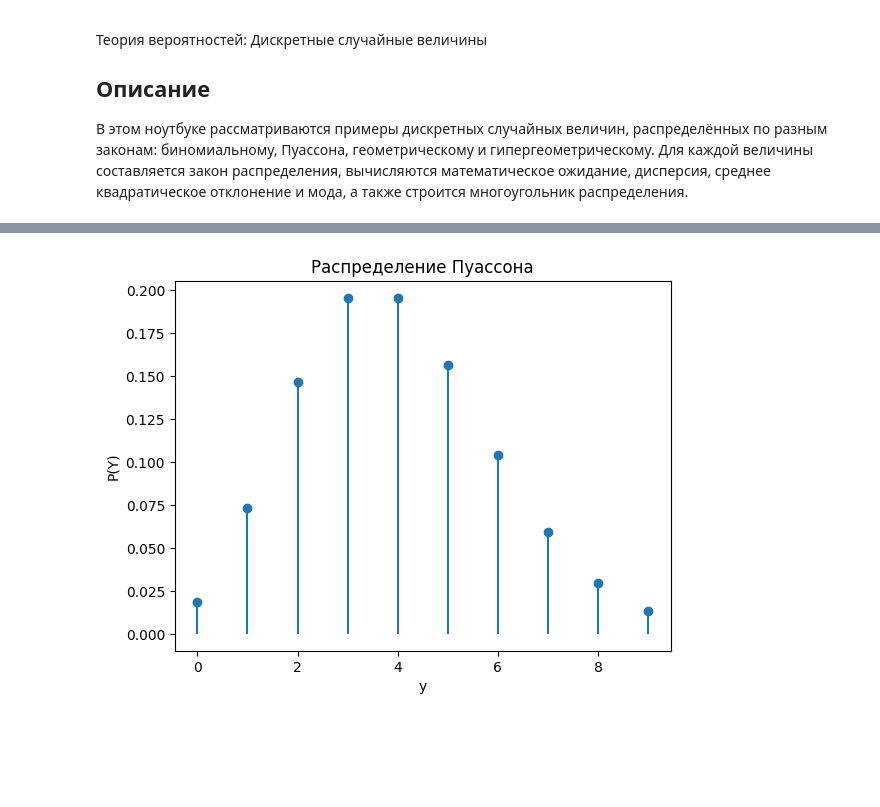
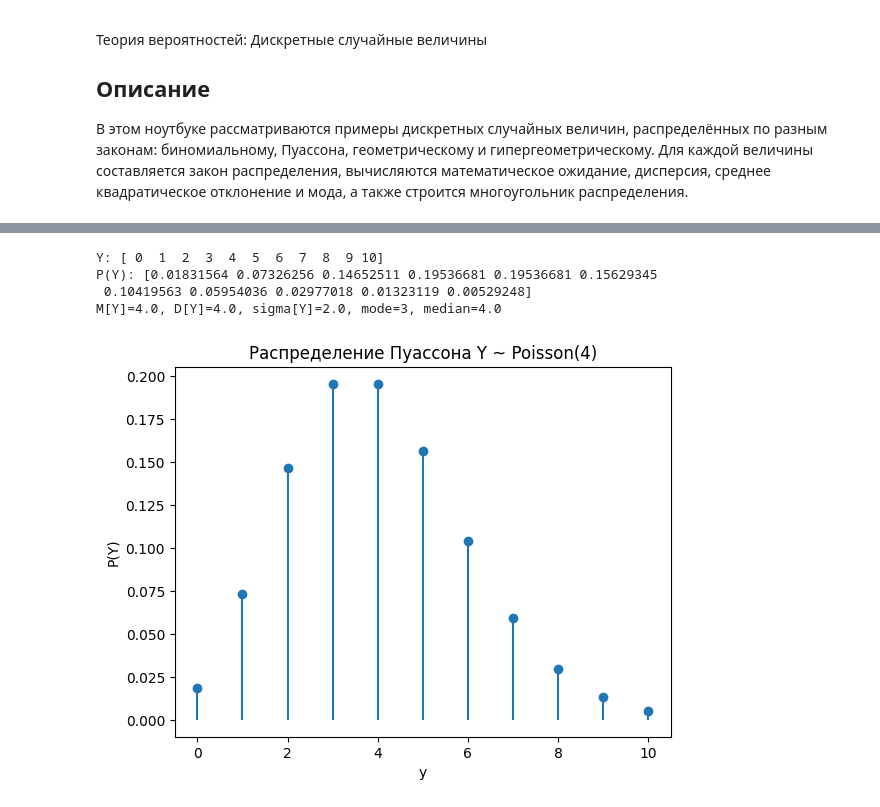
Before and after one commit to MaluckowD/Probability_Theory, a Jupyter notebook: Законы распределения дискретных случайных величин/task.ipynb, the cells around one changed output, grey strips where cells are left out. Cells and saved outputs as stored; diff of their text form; code cells hidden in the pictures; blank space fills up the shorter version.

```diff
--- a/Законы распределения дискретных случайных величин/task.ipynb
+++ b/Законы распределения дискретных случайных величин/task.ipynb
@@ -67,16 +79,32 @@ $$
 # %%
 lam = 4
-y = np.arange(0, 10)
+y = np.arange(0, 11)
 pmf_poisson = poisson.pmf(y, lam)
+
+
+mean_poisson = poisson.mean(lam)
+var_poisson = poisson.var(lam)
+std_poisson = poisson.std(lam)
+mode_poisson = y[np.argmax(pmf_poisson)]
+median_poisson = poisson.median(lam)
+
+
+print(f"Y: {y}")
+print(f"P(Y): {pmf_poisson}")
+print(f"M[Y]={mean_poisson}, D[Y]={var_poisson}, sigma[Y]={std_poisson}, mode={mode_poisson}, median={median_poisson}")
 
 
 plt.stem(y, pmf_poisson, basefmt=' ')
 plt.xlabel('y')
 plt.ylabel('P(Y)')
-plt.title('Распределение Пуассона')
+plt.title('Распределение Пуассона Y ~ Poisson(4)')
 plt.show()
 # %% [output]
+Y: [ 0  1  2  3  4  5  6  7  8  9 10]
+P(Y): [0.01831564 0.07326256 0.14652511 0.19536681 0.19536681 0.15629345
+ 0.10419563 0.05954036 0.02977018 0.01323119 0.00529248]
+M[Y]=4.0, D[Y]=4.0, sigma[Y]=2.0, mode=3, median=4.0
-[figure, old version]
+[figure, new version]
 # %% [markdown]
 ## 3. Геометрическое распределение
 ### Пример задачи
```
Also changed, not shown: parts of 7 cells of this notebook, 2 other files.
